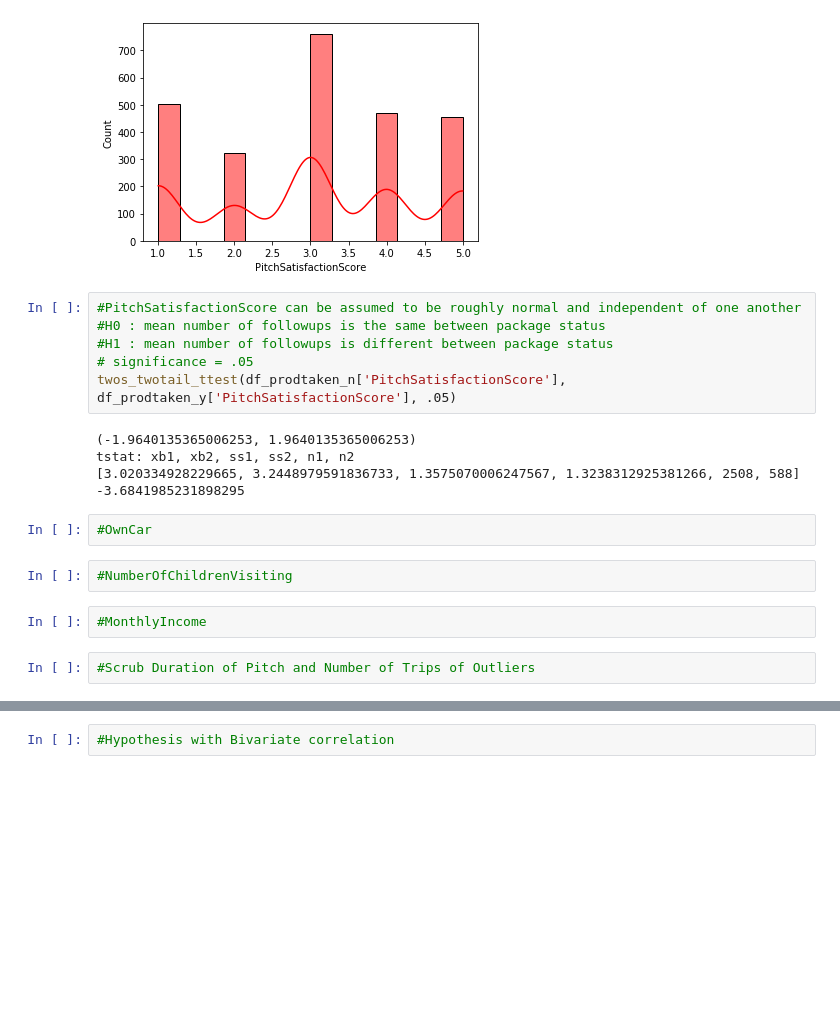
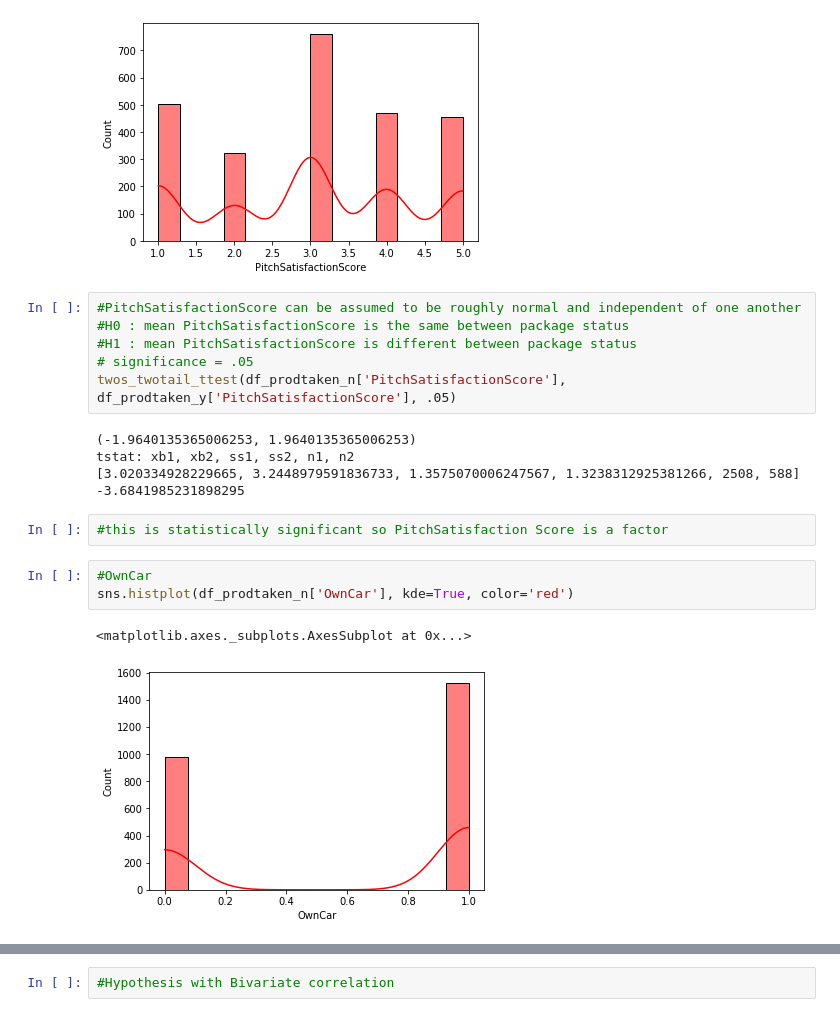
Before and after one commit to KyLarson-Research/tourism, a Jupyter notebook: tourism.ipynb, the cells around one changed output, grey strips where cells are left out. Drawn from its saved outputs; the diff is of its cells as text; blank space fills up the shorter version.

```diff
--- a/tourism.ipynb
+++ b/tourism.ipynb
@@ -439,8 +439,8 @@ sns.histplot(df_prodtaken_n['PitchSatisfactionScore'], kde=True, color='red')
 [figure]
 # %%
 #PitchSatisfactionScore can be assumed to be roughly normal and independent of one another
-#H0 : mean number of followups is the same between package status
-#H1 : mean number of followups is different between package status
+#H0 : mean PitchSatisfactionScore is the same between package status
+#H1 : mean PitchSatisfactionScore is different between package status
 # significance = .05
 twos_twotail_ttest(df_prodtaken_n['PitchSatisfactionScore'], df_prodtaken_y['PitchSatisfactionScore'], .05)
 # %% [output]
@@ -448,11 +448,11 @@ twos_twotail_ttest(df_prodtaken_n['PitchSatisfactionScore'], df_prodtaken_y['Pit
 tstat: xb1, xb2, ss1, ss2, n1, n2
 [3.020334928229665, 3.2448979591836733, 1.3575070006247567, 1.3238312925381266, 2508, 588]
 -3.6841985231898295
-# %%
-#OwnCar
-# %%
-#NumberOfChildrenVisiting
-# %%
-#MonthlyIncome
-# %%
-#Scrub Duration of Pitch and Number of Trips of Outliers
+# %%
+#this is statistically significant so PitchSatisfaction Score is a factor
+# %%
+#OwnCar
+sns.histplot(df_prodtaken_n['OwnCar'], kde=True, color='red')
+# %% [output]
+<matplotlib.axes._subplots.AxesSubplot at 0x...>
+[figure, added]
```
Also changed, not shown: parts of 10 cells of this notebook.
